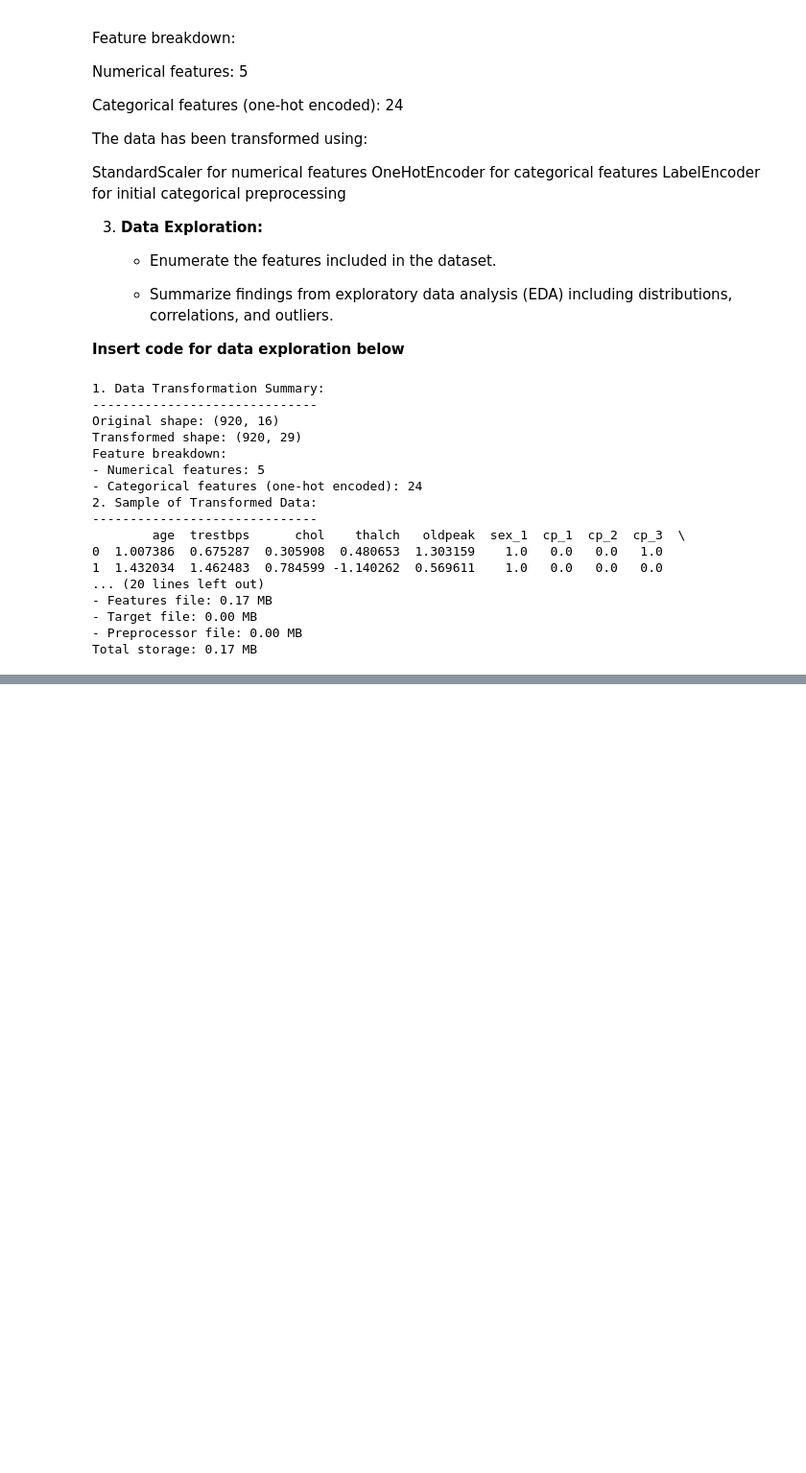
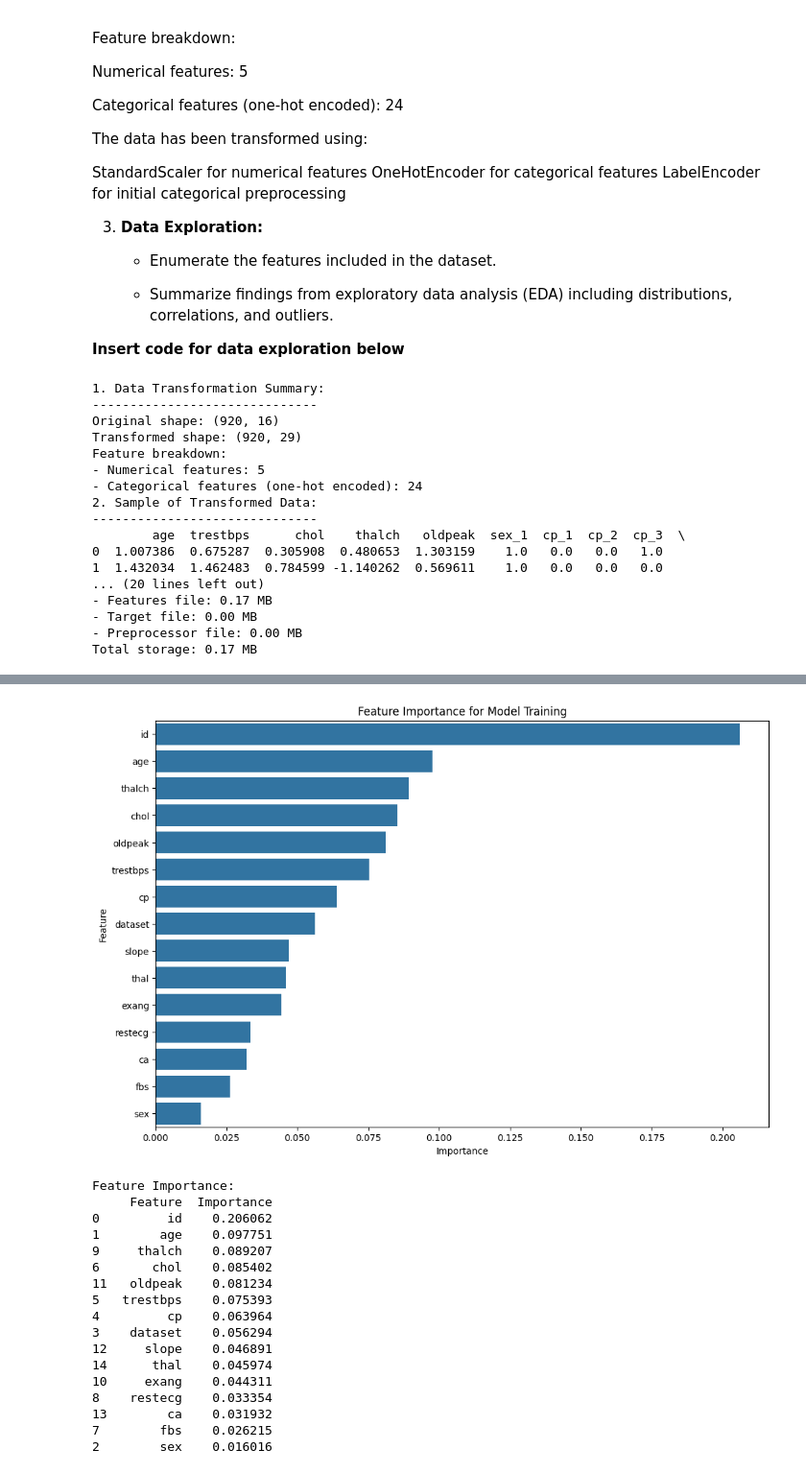
Before and after one commit to davyleroy/ML_data_preprocessing, a Jupyter notebook: ml_pipeline_davy_data_preprocessing.ipynb, the cells around one changed output, grey strips where cells are left out. Shown at 96% size. Drawn from its saved outputs; the diff is of its cells as text; code cells hidden in the pictures; blank space fills up the shorter version.

```diff
--- a/ml_pipeline_davy_data_preprocessing.ipynb
+++ b/ml_pipeline_davy_data_preprocessing.ipynb
@@ -300,0 +568,12 @@ Total storage: 0.17 MB
+# %%
+# Impute missing values
+# For numerical columns, use mean
+for column in ['trestbps', 'chol', 'thalch', 'oldpeak']:
+    df[column].fillna(df[column].mean(), inplace=True)
+
+# For 'ca', which is categorical, use mode
+mode_value = df['ca'].mode()[0]
+df['ca'].fillna(mode_value, inplace=True)
+
+# Verify that there are no more missing values
+df.isnull().sum()
@@ -300,0 +649,52 @@ Total storage: 0.17 MB
+# %%
+# Encode categorical variables
+for column in categorical_cols:
+    le = LabelEncoder()
+    df[column] = le.fit_transform(df[column])
+
+# Define features and target
+X = df.drop(columns=['num'])
+y = df['num']
+
+# Split the data
+from sklearn.model_selection import train_test_split
+X_train, X_val, y_train, y_val = train_test_split(X, y, test_size=0.25, random_state=42, stratify=y)
+
+# Fit the RandomForest model
+rf.fit(X_train, y_train)
+
+# Get feature importances
+importances = rf.feature_importances_
+
+# Create a DataFrame for visualization
+feature_importance_df = pd.DataFrame({'Feature': X.columns, 'Importance': importances})
+feature_importance_df = feature_importance_df.sort_values(by='Importance', ascending=False)
+
+# Plot feature importances
+plt.figure(figsize=(12, 8))
+sns.barplot(x='Importance', y='Feature', data=feature_importance_df)
+plt.title('Feature Importance for Model Training')
+plt.show()
+
+# Print feature importance
+print("Feature Importance:")
+print(feature_importance_df)
+# %% [output]
+[figure, added]
+Feature Importance:
+     Feature  Importance
+0         id    0.206062
+1        age    0.097751
+9     thalch    0.089207
+6       chol    0.085402
+11   oldpeak    0.081234
+5   trestbps    0.075393
+4         cp    0.063964
+3    dataset    0.056294
+12     slope    0.046891
+14      thal    0.045974
+10     exang    0.044311
+8    restecg    0.033354
+13        ca    0.031932
+7        fbs    0.026215
+2        sex    0.016016
```
Also changed, not shown: parts of 21 cells of this notebook.
